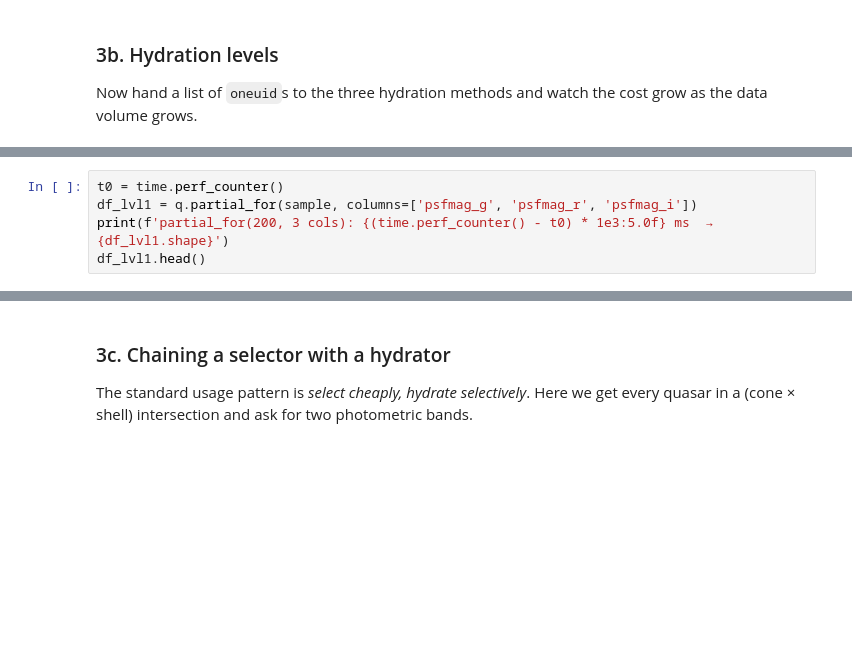
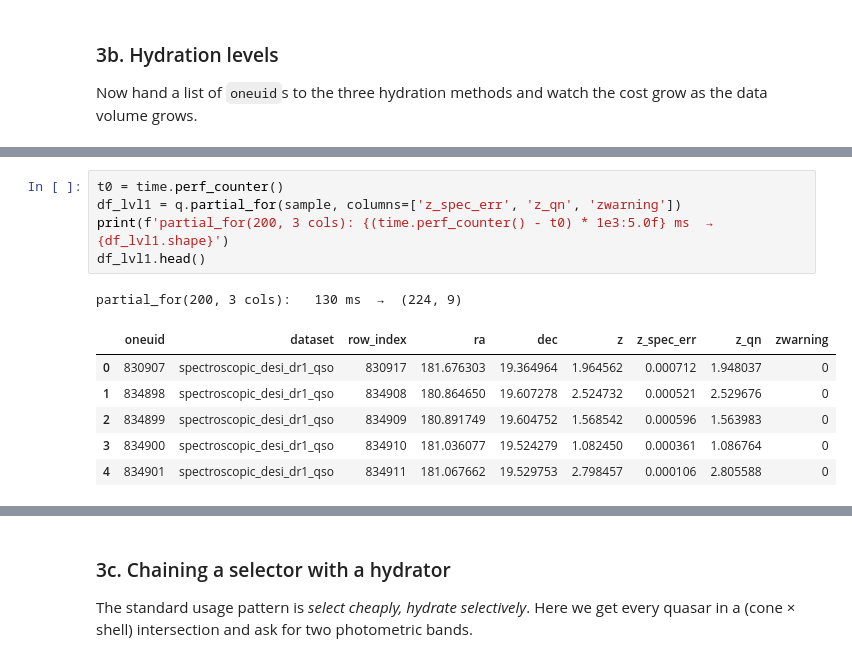
Before and after one commit to corentinravoux/oneuniverse, a Jupyter notebook: notebooks/02_select_objects.ipynb, the cells around one changed output, grey strips where cells are left out. Drawn from its saved outputs; the diff is of its cells as text; blank space fills up the shorter version.

```diff
--- a/notebooks/02_select_objects.ipynb
+++ b/notebooks/02_select_objects.ipynb
@@ -135,8 +162,16 @@ df_lvl0.head()
 # %%
 t0 = time.perf_counter()
-df_lvl1 = q.partial_for(sample, columns=['psfmag_g', 'psfmag_r', 'psfmag_i'])
+df_lvl1 = q.partial_for(sample, columns=['z_spec_err', 'z_qn', 'zwarning'])
 print(f'partial_for(200, 3 cols): {(time.perf_counter() - t0) * 1e3:5.0f} ms  →  {df_lvl1.shape}')
 df_lvl1.head()
+# %% [output]
+partial_for(200, 3 cols):   130 ms  →  (224, 9)
+|  | oneuid | dataset | row_index | ra | dec | z | z_spec_err | z_qn | zwarning |
+| 0 | 830907 | spectroscopic_desi_dr1_qso | 830917 | 181.676303 | 19.364964 | 1.964562 | 0.000712 | 1.948037 | 0 |
+| 1 | 834898 | spectroscopic_desi_dr1_qso | 834908 | 180.864650 | 19.607278 | 2.524732 | 0.000521 | 2.529676 | 0 |
+| 2 | 834899 | spectroscopic_desi_dr1_qso | 834909 | 180.891749 | 19.604752 | 1.568542 | 0.000596 | 1.563983 | 0 |
+| 3 | 834900 | spectroscopic_desi_dr1_qso | 834910 | 181.036077 | 19.524279 | 1.082450 | 0.000361 | 1.086764 | 0 |
+| 4 | 834901 | spectroscopic_desi_dr1_qso | 834911 | 181.067662 | 19.529753 | 2.798457 | 0.000106 | 2.805588 | 0 |
 # %%
 # full_for is the most expensive — keep the sample small.
 t0 = time.perf_counter()
```
Also changed, not shown: parts of 11 cells of this notebook, 8 other files.
